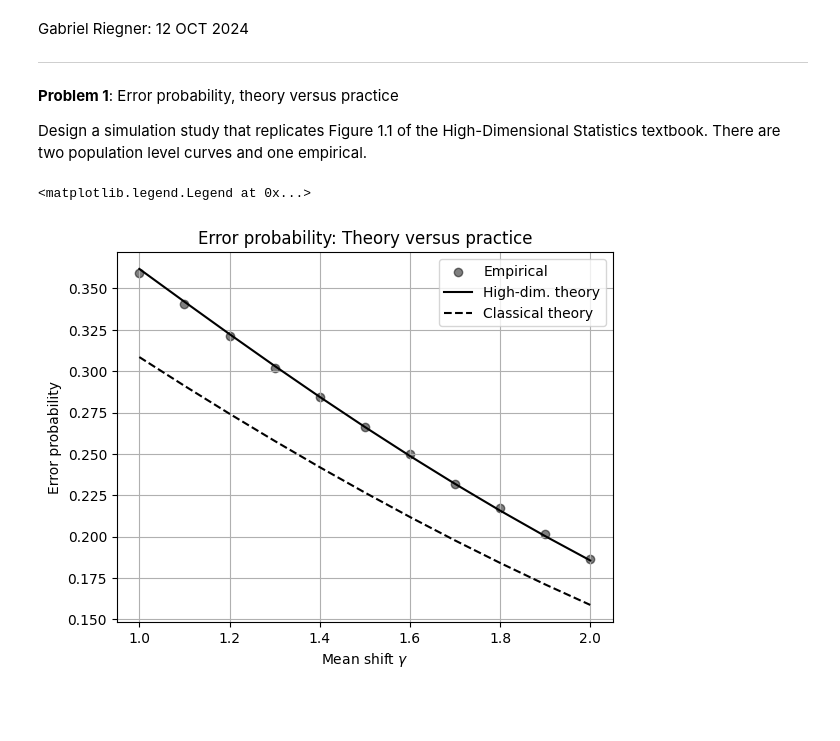
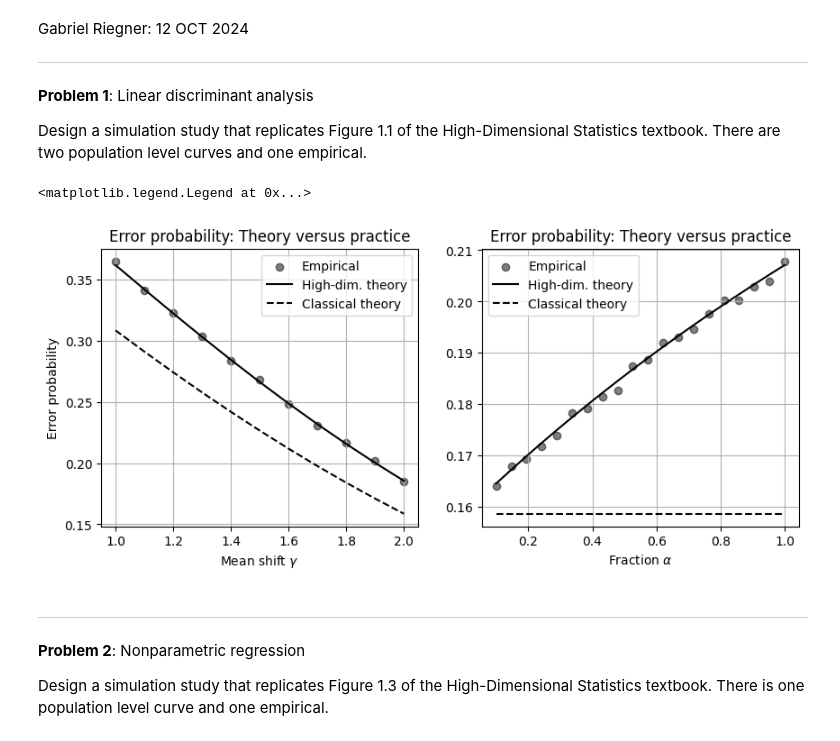
Before and after one commit to griegner/dsc242, a Jupyter notebook: homework/hw1.ipynb, the cells around one changed output. Saved outputs shown, nothing was run; the diff lists cells and outputs as text; code cells hidden in the pictures; blank space fills up the shorter version.

```diff
--- a/homework/hw1.ipynb
+++ b/homework/hw1.ipynb
@@ -2,6 +2,6 @@
 Gabriel Riegner: 12 OCT 2024
 
 ---
-**Problem 1**: Error probability, theory versus practice
+**Problem 1**: Linear discriminant analysis
 
 Design a simulation study that replicates Figure 1.1 of the High-Dimensional Statistics textbook. There are two population level curves and one empirical.
@@ -50,15 +57,0 @@ for gamma_idx in range(n_gammas):
-# %%
-high_dim = norm.cdf(-(gammas**2) / (2 * np.sqrt(gammas**2 + 2 * alpha)))  # eq: 1.6
-classical = norm.cdf(-gammas / 2)  # eq: 1.2
-
-fig, ax = plt.subplots()
-ax.set_title("Error probability: Theory versus practice")
-ax.set_xlabel(r"Mean shift $\gamma$")
-ax.set_ylabel("Error probability")
-ax.scatter(gammas, errors_.mean(axis=1), color="k", alpha=0.5, label="Empirical")
-ax.plot(gammas, high_dim, ls="-", color="k", label="High-dim. theory")
-ax.plot(gammas, classical, ls="--", color="k", label="Classical theory")
-ax.legend()
-# %% [output]
-<matplotlib.legend.Legend at 0x...>
-[figure, removed]
@@ -64,0 +91,28 @@ ax.legend()
+# %%
+fig, axs = plt.subplots(ncols=2, figsize=(10, 4))
+
+# Fig 1.1 (a)
+axs[0].set_title("Error probability: Theory versus practice")
+axs[0].set_xlabel(r"Mean shift $\gamma$")
+axs[0].set_ylabel("Error probability")
+axs[0].scatter(gammas, a_errors_.mean(axis=1), color="k", alpha=0.5, label="Empirical")
+axs[0].plot(gammas, high_dimensional(gammas, alpha), ls="-", color="k", label="High-dim. theory")
+axs[0].plot(gammas, classical(gammas), ls="--", color="k", label="Classical theory")
+axs[0].legend()
+
+# Fig 1.1 (b)
+axs[1].set_title("Error probability: Theory versus practice")
+axs[1].set_xlabel(r"Fraction $\alpha$")
+axs[1].scatter(alphas, b_errors_.mean(axis=1), color="k", alpha=0.5, label="Empirical")
+axs[1].plot(alphas, high_dimensional(gamma, alphas), ls="-", color="k", label="High-dim. theory")
+axs[1].plot(alphas, classical(gamma).repeat(n_alphas), ls="--", color="k", label="Classical theory")
+axs[1].legend()
+# %% [output]
+<matplotlib.legend.Legend at 0x...>
+[figure, added]
+# %% [markdown]
+---
+
+**Problem 2**: Nonparametric regression
+
+Design a simulation study that replicates Figure 1.3 of the High-Dimensional Statistics textbook. There is one population level curve and one empirical.
```
Also changed, not shown: parts of 6 cells of this notebook.
